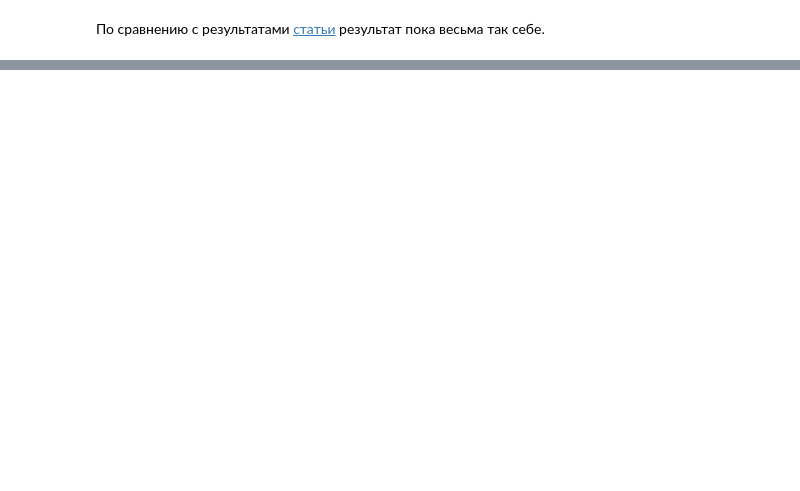
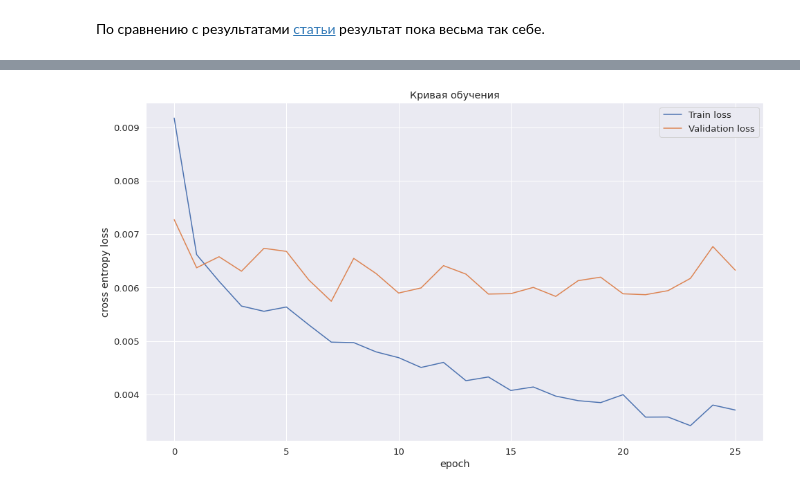
Before and after one commit to deep-nlp-spring-2020/dialog-sent, a Jupyter notebook: notebooks/5-db-elmo.ipynb, the cells around one changed output, grey strips where cells are left out. Drawn from its saved outputs; the diff is of its cells as text; code cells hidden in the pictures; blank space fills up the shorter version.

Commit message:
Added ELMOCNN model

```diff
--- a/notebooks/5-db-elmo.ipynb
+++ b/notebooks/5-db-elmo.ipynb
@@ -580,0 +614,3 @@ model.load_state_dict(torch.load(path_save))
+# %%
+checkpoint = torch.load(path_best_save)
+model.load_state_dict(checkpoint['model_state_dict'])
@@ -612,0 +706,12 @@ Accuracy: 0.73750
+# %%
+set_seed_everywhere(random_seed, USE_GPU)
+
+num_sentiments = len(sentiment_vocab)
+
+options_file = "https://allennlp.s3.amazonaws.com/models/elmo/2x4096_512_2048cnn_2xhighway/elmo_2x4096_512_2048cnn_2xhighway_options.json"
+weight_file = "https://allennlp.s3.amazonaws.com/models/elmo/2x4096_512_2048cnn_2xhighway/elmo_2x4096_512_2048cnn_2xhighway_weights.hdf5"
+elmo = Elmo(options_file, weight_file, 2, dropout=0)
+
+model = ELMOClassifierByContext(
+    num_sentiments, elmo, 1024, device
+)
@@ -612,0 +747,18 @@ Accuracy: 0.73750
+# %%
+model = model.to(device=device)
+learning_rate = 1e-3
+early_stopping = 5
+grad_clipping_value = 1
+epochs = 50
+
+opt = AdamW(model.parameters(), lr=learning_rate)
+scheduler = optim.lr_scheduler.StepLR(opt, step_size=10, gamma=1)
+criterion = nn.CrossEntropyLoss()
+path_save = os.path.join(MODEL_PREFIX, 'elmo', 'elmo_by_context.pt')
+path_best_save = os.path.join(MODEL_PREFIX, 'elmo', 'elmo_by_context_best.pt')
+# %%
+set_seed_everywhere(random_seed, USE_GPU)
+train_losses, val_losses, train_acc, val_acc = train_loop(
+    train_iter, valid_iter, model, opt, scheduler, criterion,
+    epochs, early_stopping, path_save, path_best_save
+)
@@ -612,0 +783,12 @@ Accuracy: 0.73750
+# %%
+plt.figure(figsize=(16, 9))
+finished_epochs = len(train_losses)
+plt.plot(np.arange(finished_epochs), train_losses, label='Train loss')
+plt.plot(np.arange(finished_epochs), val_losses, label='Validation loss')
+plt.xlabel('epoch')
+plt.ylabel('cross entropy loss')
+plt.title('Кривая обучения')
+plt.legend()
+plt.show()
+# %% [output]
+[figure, added]
```
Also changed, not shown: parts of 46 cells of this notebook.
